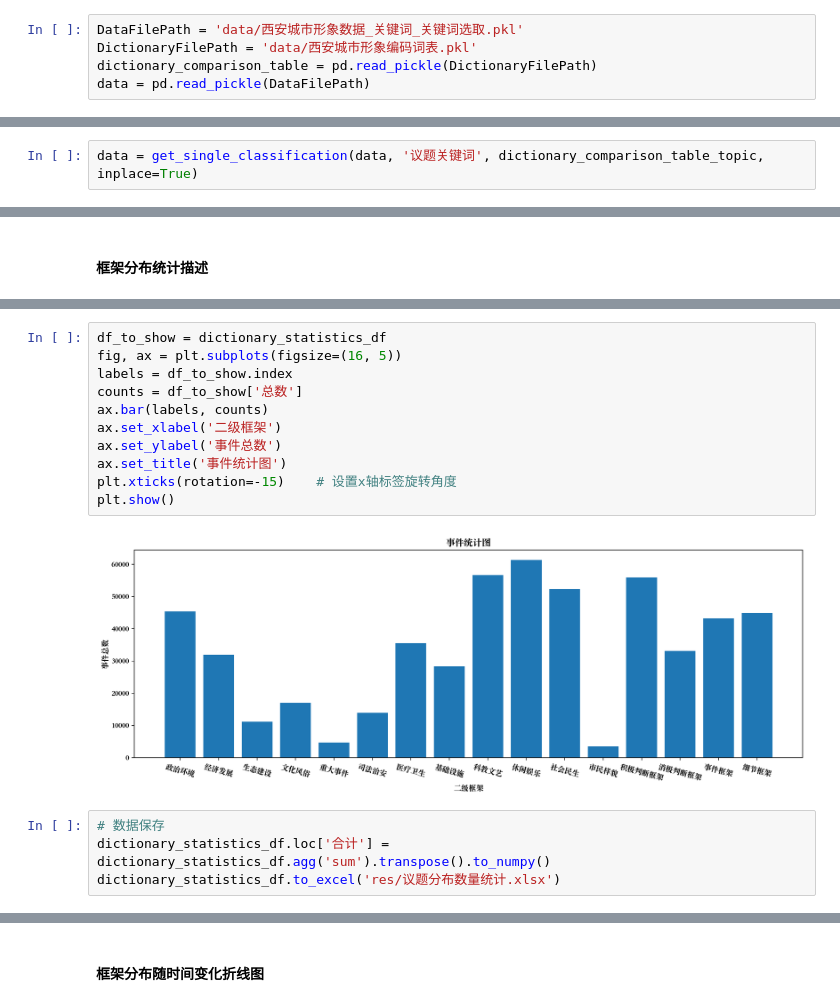
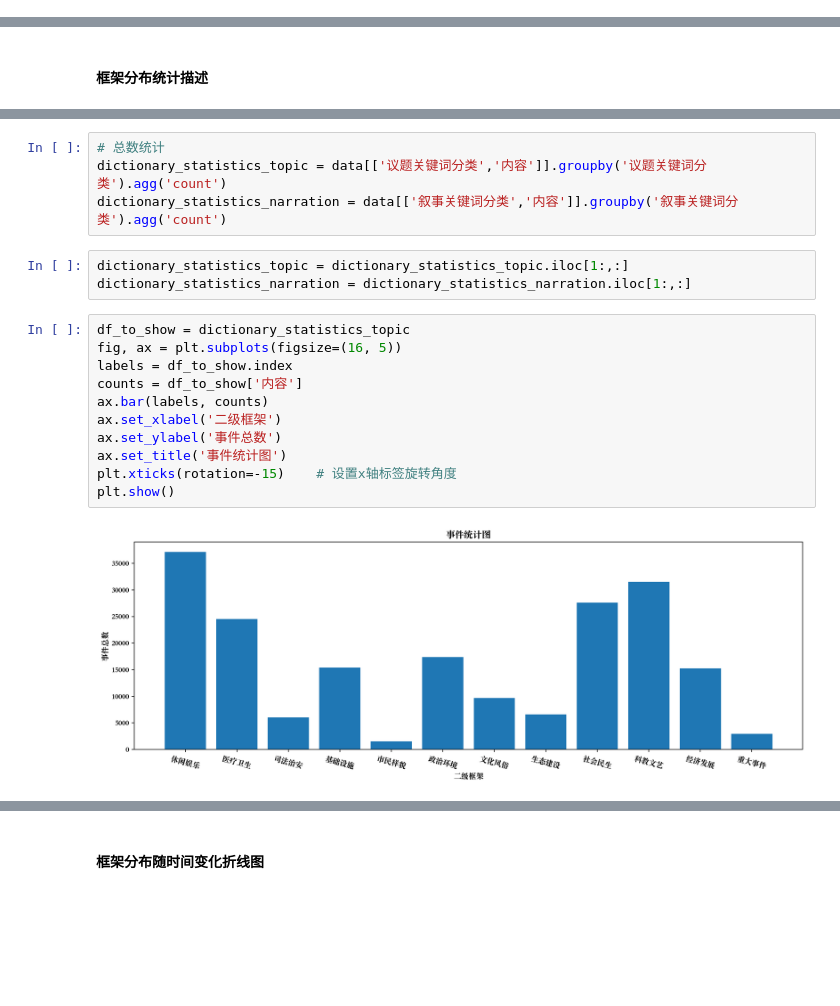
Before and after one commit to ZackYule/CityImageProject, a Jupyter notebook: step7_statistics&visualization.ipynb, the cells around one changed output, grey strips where cells are left out. Drawn from its saved outputs; the diff is of its cells as text; blank space fills up the shorter version.

```diff
--- a/step7_statistics&visualization.ipynb
+++ b/step7_statistics&visualization.ipynb
@@ -46,5 +53,0 @@ d = data[dictionary_comparison_table.columns.drop(['积极判断框架','消极
-# %%
-DataFilePath = 'data/西安城市形象数据_关键词_关键词选取.pkl'
-DictionaryFilePath = 'data/西安城市形象编码词表.pkl'
-dictionary_comparison_table = pd.read_pickle(DictionaryFilePath)
-data = pd.read_pickle(DataFilePath)
@@ -51,5 +56,3 @@ data = pd.read_pickle(DataFilePath)
 # %%
 dictionary_comparison_table_topic = dictionary_comparison_table.drop(['积极判断框架','消极判断框架','事件框架','细节框架'], axis=1)
 dictionary_comparison_table_narration = dictionary_comparison_table[['积极判断框架','消极判断框架','事件框架','细节框架']]
-# %%
-data = get_single_classification(data, '议题关键词', dictionary_comparison_table_topic, inplace=True)
@@ -90,17 +65,20 @@ for source in ['豆瓣', '微博', '知乎']:
+# %%
+# 总数统计
+dictionary_statistics_topic = data[['议题关键词分类','内容']].groupby('议题关键词分类').agg('count')
+dictionary_statistics_narration = data[['叙事关键词分类','内容']].groupby('叙事关键词分类').agg('count')
+# %%
+dictionary_statistics_topic = dictionary_statistics_topic.iloc[1:,:]
+dictionary_statistics_narration = dictionary_statistics_narration.iloc[1:,:]
 # %%
-df_to_show = dictionary_statistics_df
+df_to_show = dictionary_statistics_topic
 fig, ax = plt.subplots(figsize=(16, 5))
 labels = df_to_show.index
-counts = df_to_show['总数']
+counts = df_to_show['内容']
 ax.bar(labels, counts)
 ax.set_xlabel('二级框架')
 ax.set_ylabel('事件总数')
 ax.set_title('事件统计图')
 plt.xticks(rotation=-15)    # 设置x轴标签旋转角度
 plt.show()
 # %% [output]
-[figure, old version]
+[figure, new version]
-# %%
-# 数据保存
-dictionary_statistics_df.loc['合计'] = dictionary_statistics_df.agg('sum').transpose().to_numpy()
-dictionary_statistics_df.to_excel('res/议题分布数量统计.xlsx')
```
Also changed, not shown: parts of 30 cells of this notebook, 6 other files.
